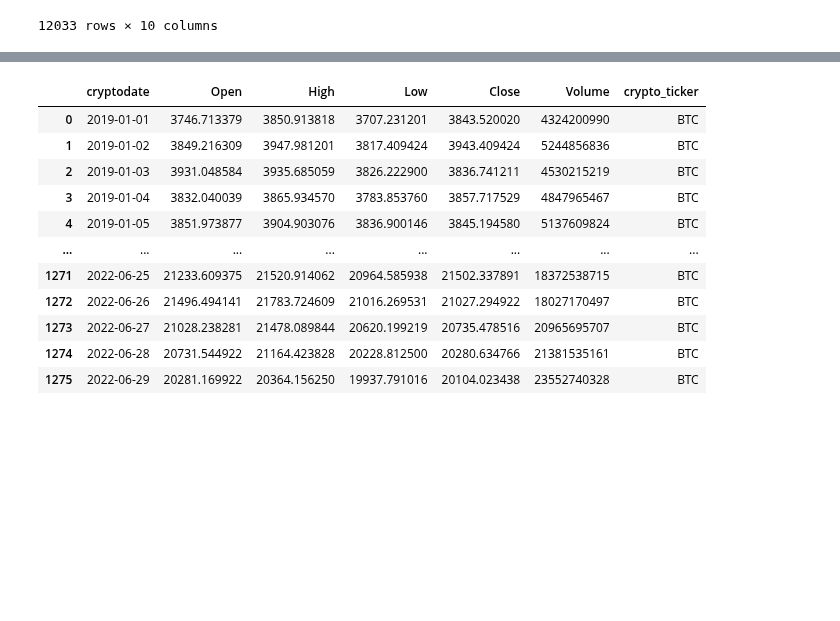
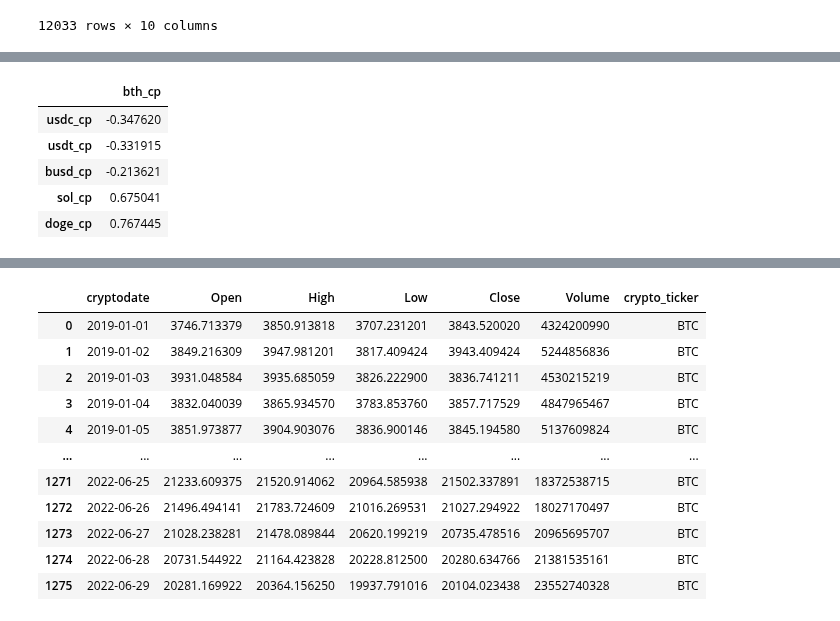
Before and after one commit to abelunbound/com724, a Jupyter notebook: assessment/Com724AE2Backup.ipynb, the cells around one changed output, grey strips where cells are left out. Drawn from its saved outputs; the diff is of its cells as text; code cells hidden in the pictures; blank space fills up the shorter version.

```diff
--- a/assessment/Com724AE2Backup.ipynb
+++ b/assessment/Com724AE2Backup.ipynb
@@ -368,0 +372,10 @@ coin_correlation
+# %%
+bth_corr = coin_correlation.drop(columns=['eth_cp', 'usdt_cp', 'usdc_cp', 'bnb_cp', 'busd_cp', 'xrp_cp', 'ada_cp', 'sol_cp', 'doge_cp', ])
+bth_corr.head()
+# %% [output]
+|  | bth_cp |
+| usdc_cp | -0.347620 |
+| usdt_cp | -0.331915 |
+| busd_cp | -0.213621 |
+| sol_cp | 0.675041 |
+| doge_cp | 0.767445 |
```
Also changed, not shown: parts of 4 cells of this notebook, 4 other files.
